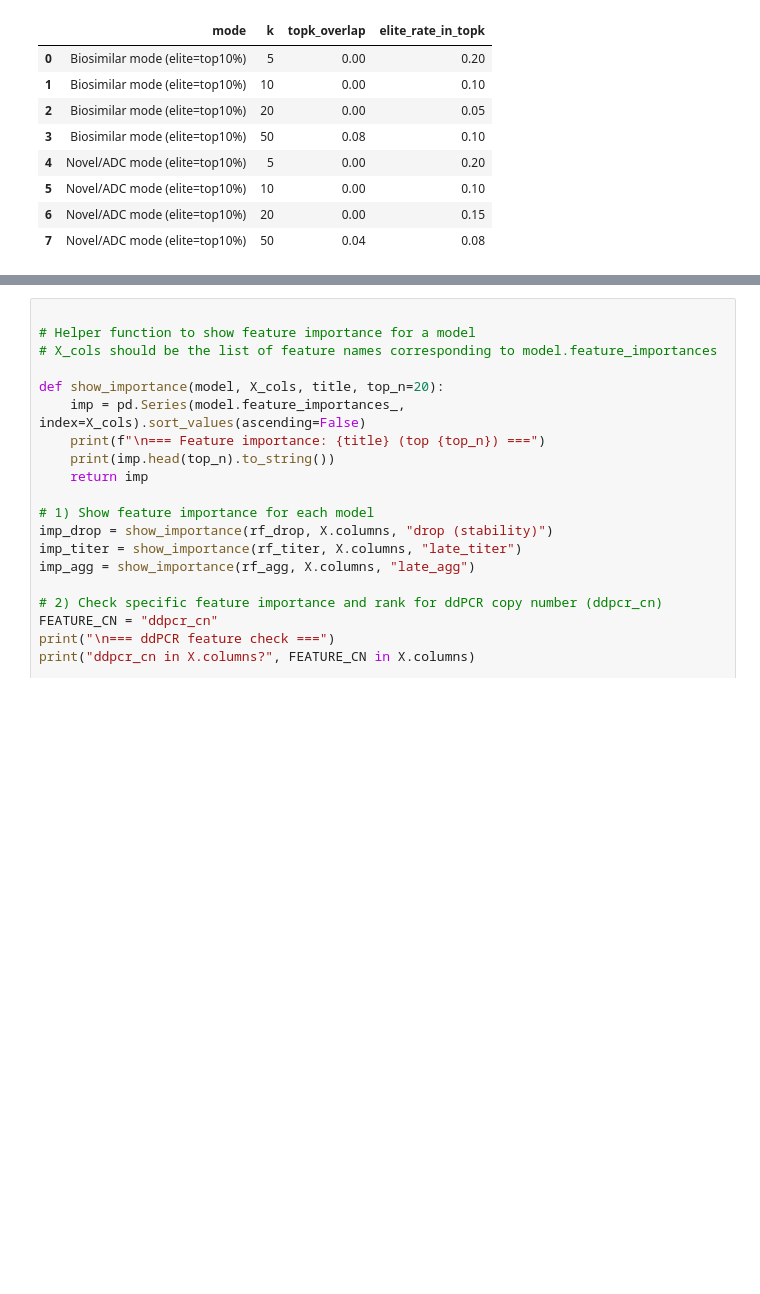
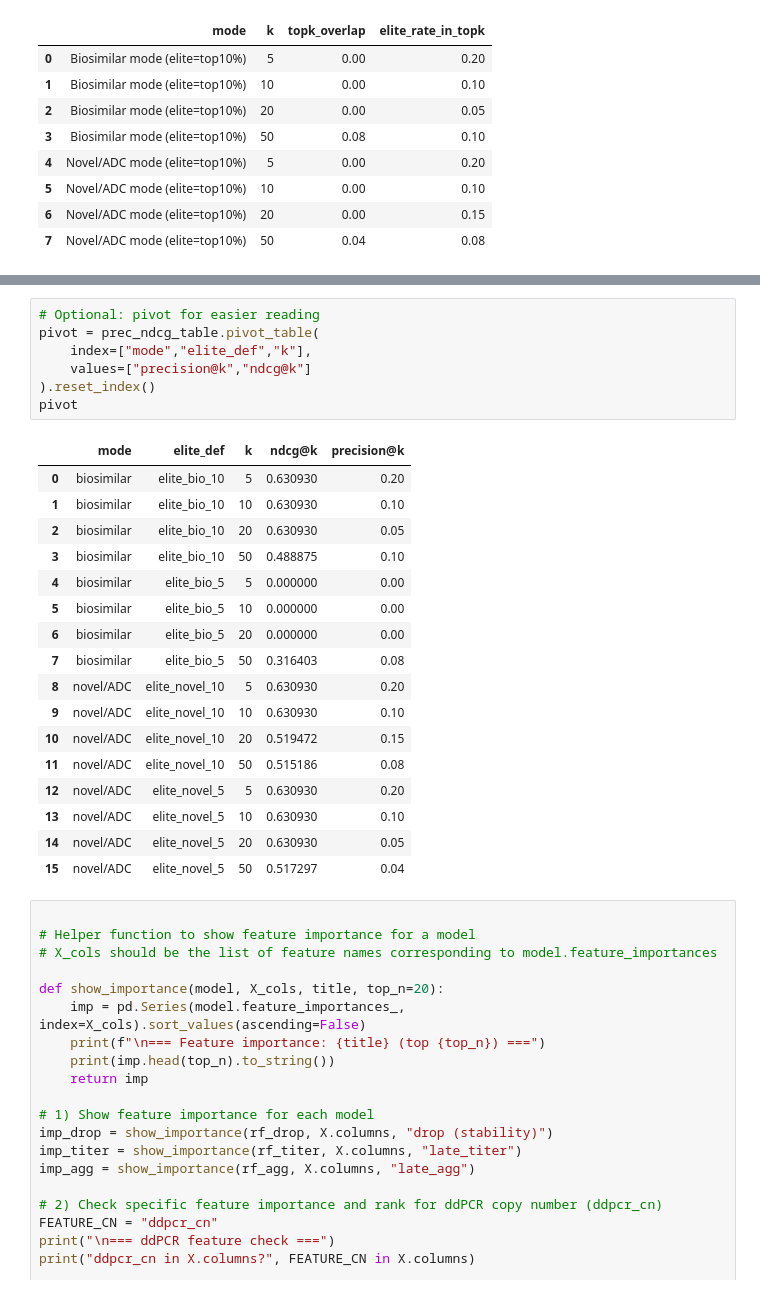
Before and after one commit to Sanghee-L/CLD_ML_PIPELINE, a Jupyter notebook: notebooks/03b_multitarget_models.ipynb, the cells around one changed output, grey strips where cells are left out. Drawn from its saved outputs; the diff is of its cells as text; blank space fills up the shorter version.

```diff
--- a/notebooks/03b_multitarget_models.ipynb
+++ b/notebooks/03b_multitarget_models.ipynb
@@ -428,3 +524,28 @@ Spearman(true_util vs pred_util): 0.015344571344571347
+# %%
+# Optional: pivot for easier reading
+pivot = prec_ndcg_table.pivot_table(
+    index=["mode","elite_def","k"],
+    values=["precision@k","ndcg@k"]
+).reset_index()
+pivot
+# %% [output]
+|  | mode | elite_def | k | ndcg@k | precision@k |
+| 0 | biosimilar | elite_bio_10 | 5 | 0.630930 | 0.20 |
+| 1 | biosimilar | elite_bio_10 | 10 | 0.630930 | 0.10 |
+| 2 | biosimilar | elite_bio_10 | 20 | 0.630930 | 0.05 |
+| 3 | biosimilar | elite_bio_10 | 50 | 0.488875 | 0.10 |
+| 4 | biosimilar | elite_bio_5 | 5 | 0.000000 | 0.00 |
+| 5 | biosimilar | elite_bio_5 | 10 | 0.000000 | 0.00 |
+| 6 | biosimilar | elite_bio_5 | 20 | 0.000000 | 0.00 |
+| 7 | biosimilar | elite_bio_5 | 50 | 0.316403 | 0.08 |
+| 8 | novel/ADC | elite_novel_10 | 5 | 0.630930 | 0.20 |
+| 9 | novel/ADC | elite_novel_10 | 10 | 0.630930 | 0.10 |
+| 10 | novel/ADC | elite_novel_10 | 20 | 0.519472 | 0.15 |
+| 11 | novel/ADC | elite_novel_10 | 50 | 0.515186 | 0.08 |
+| 12 | novel/ADC | elite_novel_5 | 5 | 0.630930 | 0.20 |
+| 13 | novel/ADC | elite_novel_5 | 10 | 0.630930 | 0.10 |
+| 14 | novel/ADC | elite_novel_5 | 20 | 0.630930 | 0.05 |
+| 15 | novel/ADC | elite_novel_5 | 50 | 0.517297 | 0.04 |
 # %%
 
 # Helper function to show feature importance for a model
```
Also changed, not shown: parts of 3 cells of this notebook.
